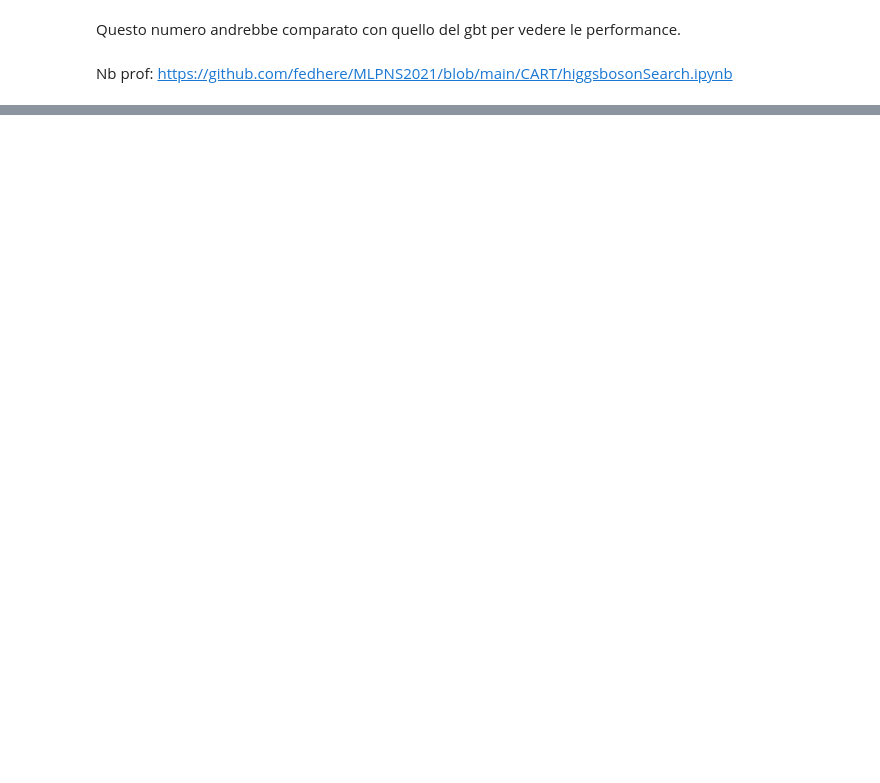
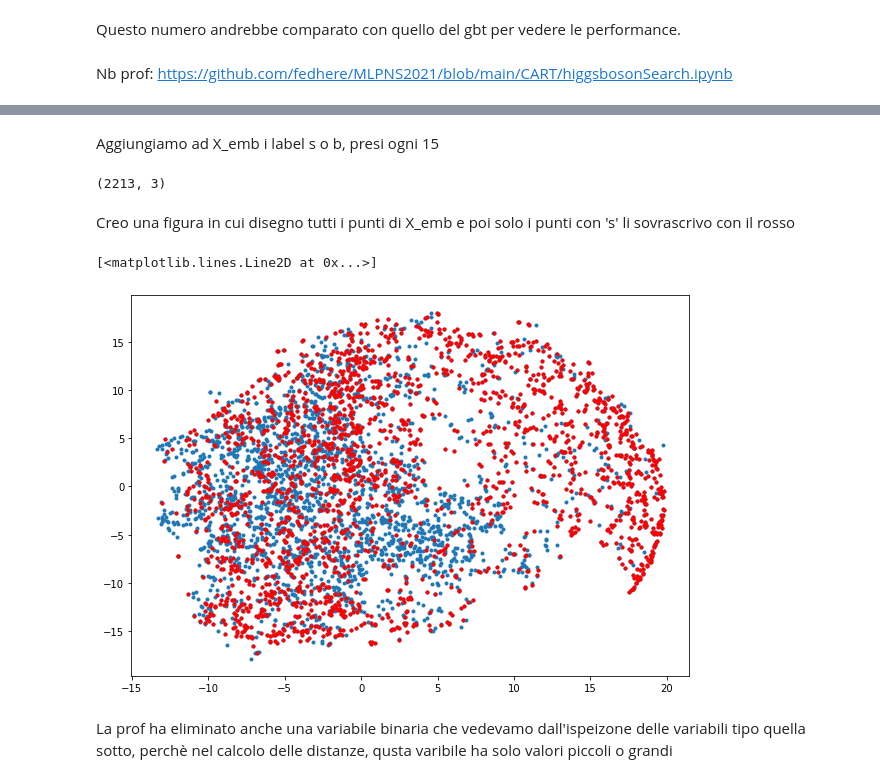
Before and after one commit to FedeleDelvecchio/MLPNS, a Jupyter notebook: Class/Lez15_15042021.ipynb, the cells around one changed output, grey strips where cells are left out. Saved outputs shown, nothing was run; the diff lists cells and outputs as text; code cells hidden in the pictures; blank space fills up the shorter version.

```diff
--- a/Class/Lez15_15042021.ipynb
+++ b/Class/Lez15_15042021.ipynb
@@ -636,0 +699,3 @@ Nb prof: https://github.com/fedhere/MLPNS2021/blob/main/CART/higgsbosonSearch.ip
+# %%
+sb = datahiggs['Label'].iloc[::N] == 's'
+sb
@@ -636,0 +715,19 @@ Nb prof: https://github.com/fedhere/MLPNS2021/blob/main/CART/higgsbosonSearch.ip
+# %% [markdown]
+Aggiungiamo ad X_emb i label s o b, presi ogni 15
+# %%
+X_emb_sb = X_emb[sb]
+# %%
+X_emb_sb.shape
+# %% [output]
+(2213, 3)
+# %% [markdown]
+Creo una figura in cui disegno tutti i punti di X_emb e poi solo i punti con 's' li sovrascrivo con il rosso
+# %%
+plt.figure(figsize=(10,7))
+plt.plot(X_emb[:,0], X_emb[:,1], '.')
+plt.plot(X_emb_sb[:,0],X_emb_sb[:,1], '.' ,c='red')
+# %% [output]
+[<matplotlib.lines.Line2D at 0x...>]
+[figure, added]
+# %% [markdown]
+La prof ha eliminato anche una variabile binaria che vedevamo dall'ispeizone delle variabili tipo quella sotto, perchè nel calcolo delle distanze, qusta varibile ha solo valori piccoli o grandi
```
Also changed, not shown: parts of 46 cells of this notebook.
